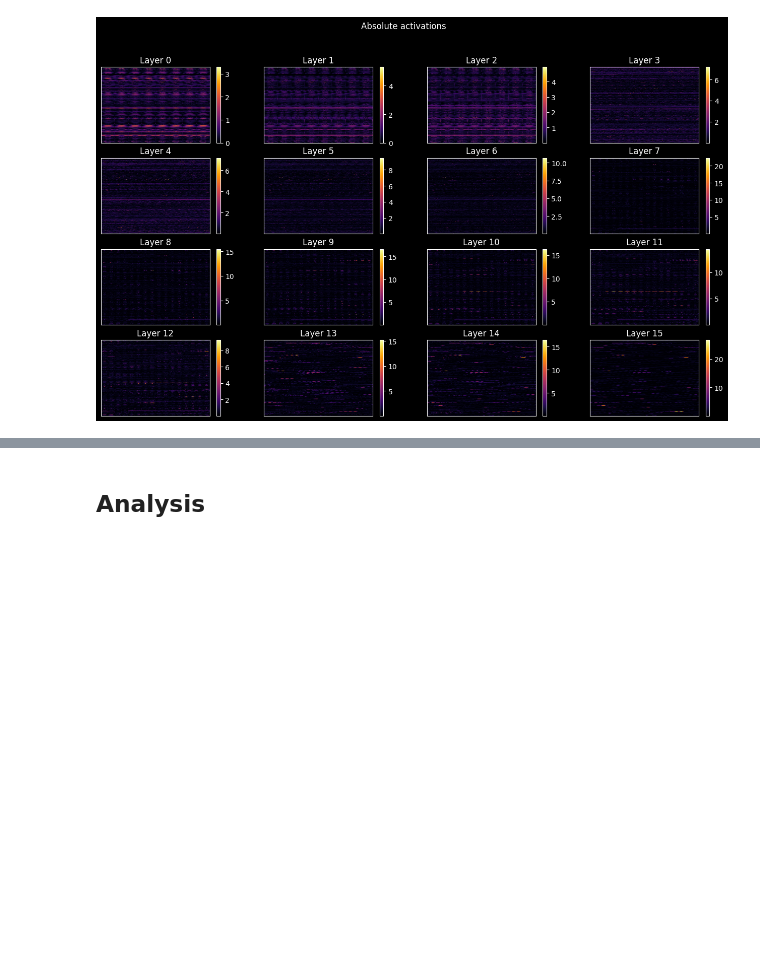
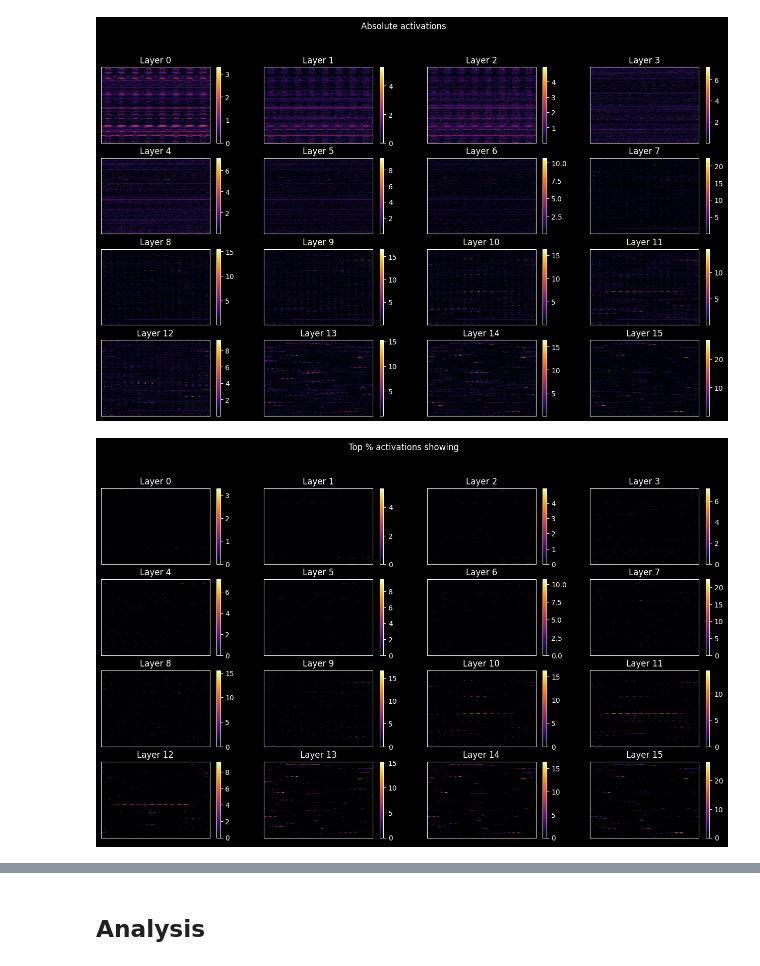
Before and after one commit to xnought/deep-localizer, a Jupyter notebook: resnet34_example.ipynb, the cells around one changed output, grey strips where cells are left out. Cells and saved outputs as stored; diff of their text form; code cells hidden in the pictures; blank space fills up the shorter version.

```diff
--- a/resnet34_example.ipynb
+++ b/resnet34_example.ipynb
@@ -50,5 +45,8 @@ dl.visualize_activations(dl.overall_activation(activations), (4, 4), cmap="infer
 # %%
 # COMPUTE TOP PERCENT ACTIVATIONS
 top_percent = 0.5
-top_idxs, top_values = dl.top_percent_global(activations, top_percent)
+top_idxs, top_values = localizer.top_percent_activations(top_percent)
+dl.visualize_top_activations(top_idxs, top_values, localizer.activations)
+# %% [output]
+[figure, added]
 # %%
```
Also changed, not shown: parts of 9 cells of this notebook, 1 other file.
